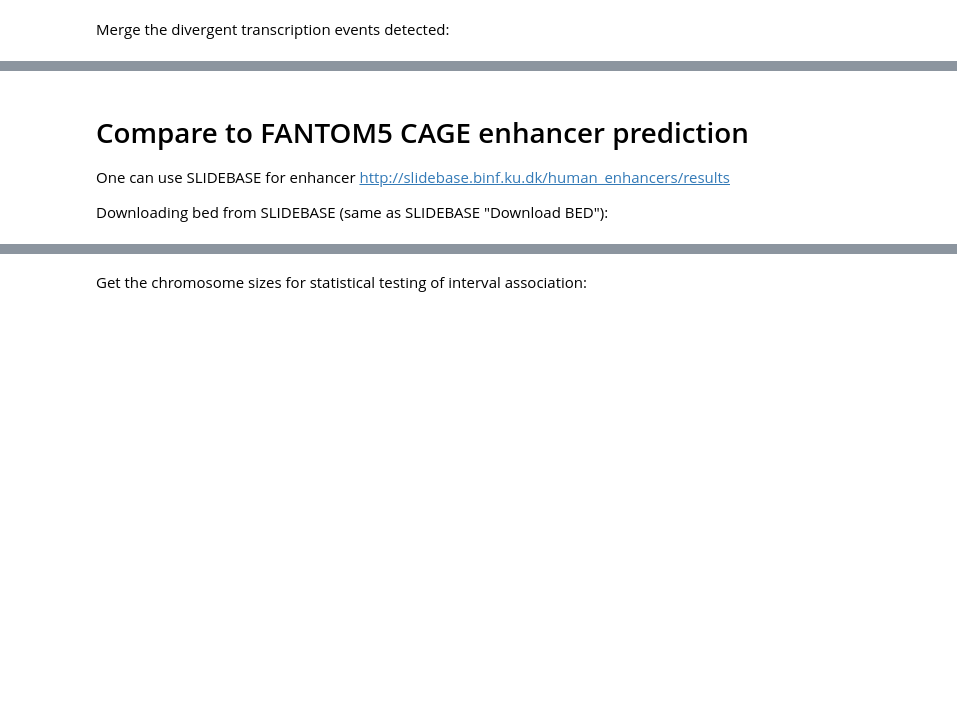
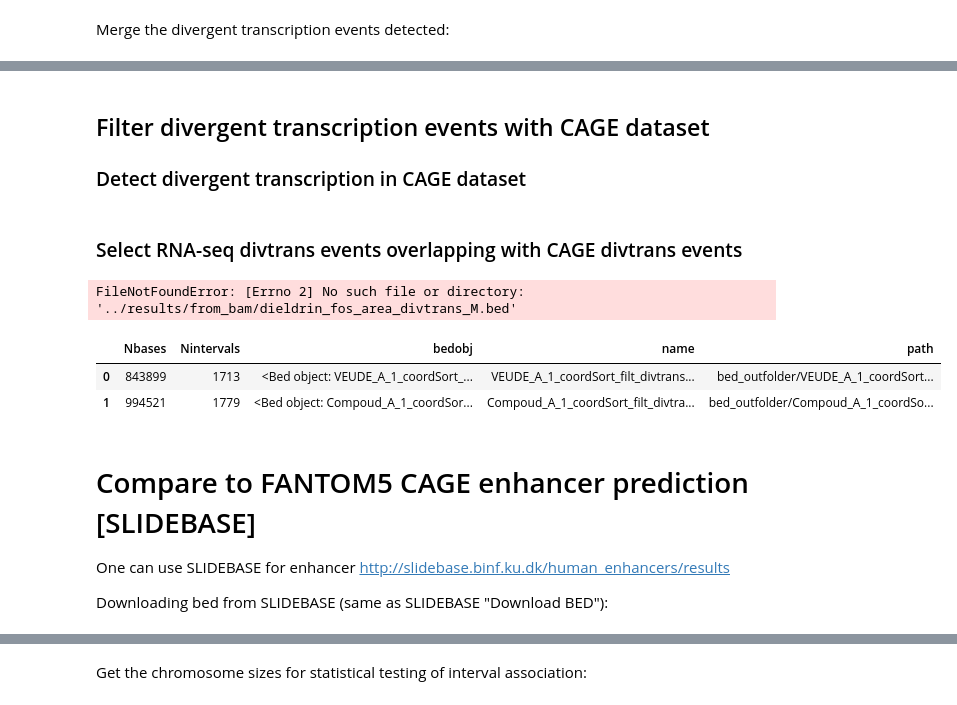
Before and after one commit to khourhin/divtrans, a Jupyter notebook: code/divergent_transcription_identification.ipynb, the cells around one changed output, grey strips where cells are left out. Drawn from its saved outputs; the diff is of its cells as text; code cells hidden in the pictures; blank space fills up the shorter version.

```diff
--- a/code/divergent_transcription_identification.ipynb
+++ b/code/divergent_transcription_identification.ipynb
@@ -73,5 +133,32 @@ div_trans_beds_merged = [bed.merge(outfolder='../results/from_bam') for bed in d
+# %% [markdown]
+## Filter divergent transcription events with CAGE dataset
+### Detect divergent transcription in CAGE dataset
+# %%
+cage_bed = bl.Bed('../data/cage_peaks_clean.bed')
+cage_div_trans_out = '../data/cage_div_trans.bed'
+
+with open(cage_div_trans_out, 'w') as f:
+        for interval in dt.identify_divergent_transcription(cage_bed.get_intervals()):
+            f.write('\t'.join([str(x) for x in interval]) + '\n')
+
+cage_div_trans_bed = bl.Bed(cage_div_trans_out)
+# %% [markdown]
+### Select RNA-seq divtrans events overlapping with CAGE divtrans events
+# %%
+div_trans_beds_merged_filter = [bed.intersect(cage_div_trans_bed, supp_args='-wa')
+                                for bed in div_trans_beds_merged]
+# %%
+pd.DataFrame([bed.stats() for bed in div_trans_beds_merged])
+# %% [output]
+FileNotFoundError: [Errno 2] No such file or directory: '../results/from_bam/dieldrin_fos_area_divtrans_M.bed'
+# %%
+pd.DataFrame([bed.stats() for bed in div_trans_beds_merged_filter])
+# %% [output]
+|  | Nbases | Nintervals | bedobj | name | path |
+| 0 | 843899 | 1713 | <Bed object: VEUDE_A_1_coordSort_... | VEUDE_A_1_coordSort_filt_divtrans... | bed_outfolder/VEUDE_A_1_coordSort... |
+| 1 | 994521 | 1779 | <Bed object: Compoud_A_1_coordSor... | Compoud_A_1_coordSort_filt_divtra... | bed_outfolder/Compoud_A_1_coordSo... |
 # %% [markdown]
-# Compare to FANTOM5 CAGE enhancer prediction
+# Compare to FANTOM5 CAGE enhancer prediction [SLIDEBASE]
 
 One can use SLIDEBASE for enhancer http://slidebase.binf.ku.dk/human_enhancers/results
 
```
Also changed, not shown: parts of 58 cells of this notebook, 2 other files.
